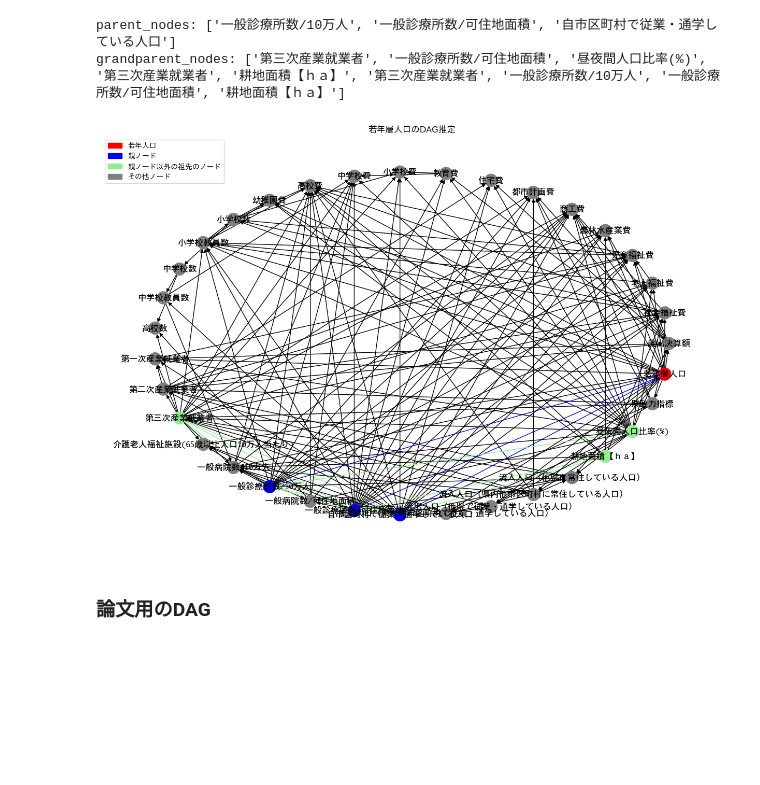
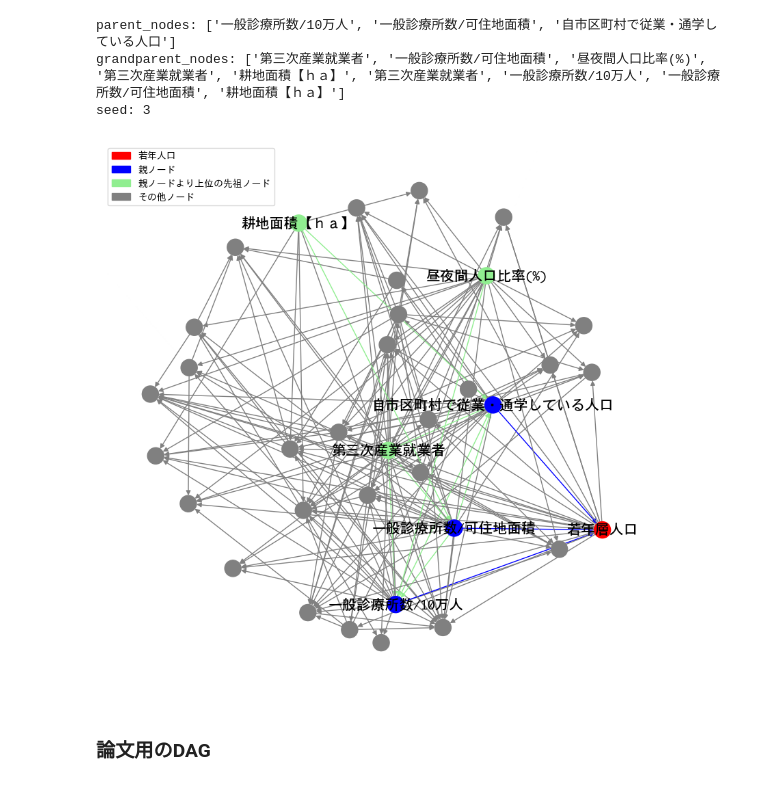
Before and after one commit to Itsuki966/structure_analysis, a Jupyter notebook: notears.ipynb, the cells around one changed output. Drawn from its saved outputs; the diff is of its cells as text; code cells hidden in the pictures; blank space fills up the shorter version.

```diff
--- a/notears.ipynb
+++ b/notears.ipynb
@@ -38,16 +39,25 @@ def make_color_list(dag, target_node):
 
     node_color = []
     edge_color = []
+    labels = {}
 
     for node in dag.nodes:
         if node == target_node:
             node_color.append("red")
+            labels[node] = node
+
         elif node in parent_nodes:
             node_color.append("blue")
+            labels[node] = node
+
         elif node in grandparent_nodes:
             node_color.append("lightgreen")
+            labels[node] = node
+
         else:
             node_color.append("gray")
+            labels[node] = ""
+
 
     # for node in dag.nodes:
     #     if node == target_node:
@@ -63,22 +73,25 @@ def make_color_list(dag, target_node):
         elif edge in incoming_edges_grandparent:
             edge_color.append("lightgreen")
         else:
-            edge_color.append("black")
+            edge_color.append("gray")
 
-    return node_color, edge_color
+    return node_color, edge_color, labels
 
 
-def plot_struct(dag, node_color, edge_color, title, figsize=(15, 15)):
-    pos = nx.circular_layout(dag)
+def plot_struct(dag, node_color, edge_color, labels, figsize=(15, 15)):
+    seed = random.randint(0, 100)
+    pos = nx.spring_layout(dag, k=0.5, seed=seed)
     red_patch = mpatches.Patch(color="red", label="若年人口")
     blue_patch = mpatches.Patch(color="blue", label="親ノード")
-    green_patch = mpatches.Patch(color="lightgreen", label="親ノード以外の祖先のノード")
+    green_patch = mpatches.Patch(color="lightgreen", label="親ノードより上位の先祖ノード")
     gray_patch = mpatches.Patch(color="gray", label="その他ノード")
+    print(f"seed: {seed}")
 
     plt.figure(figsize=figsize)
-    nx.draw(dag, pos=pos, with_labels=True, node_color=node_color, edge_color=edge_color,font_family="Osaka")
+    nx.draw(dag, pos=pos, with_labels=False, node_color=node_color, edge_color=edge_color,font_family="Osaka")
+    nx.draw_networkx_labels(dag, pos=pos, labels=labels, font_size=15, font_color="black", font_family="Osaka")
     # nx.draw_networkx_labels(dag, pos=pos, labels=labels, font_family="Osaka")
-    plt.title(title)
+    # plt.title(title)
     plt.legend(handles=[red_patch, blue_patch, green_patch, gray_patch], loc="upper left")
     plt.show()
 # %%
@@ -106,12 +119,13 @@ all_df.reset_index(drop=True, inplace=True)
 # %%
 sl = structure_learning(all_df, threshold=0.2, max_iter=1000)
 # %%
-node_color, edge_color = make_color_list(sl, target_node="若年層人口")
-plot_struct(sl, node_color, edge_color, title="若年層人口のDAG推定",figsize=(12, 8))
+node_color, edge_color, labels = make_color_list(sl, target_node="若年層人口")
+plot_struct(sl, node_color, edge_color, labels ,figsize=(8,8))
 # %% [output]
 parent_nodes: ['一般診療所数/10万人', '一般診療所数/可住地面積', '自市区町村で従業・通学している人口']
 grandparent_nodes: ['第三次産業就業者', '一般診療所数/可住地面積', '昼夜間人口比率(%)', '第三次産業就業者', '耕地面積【ｈａ】', '第三次産業就業者', '一般診療所数/10万人', '一般診療所数/可住地面積', '耕地面積【ｈａ】']
+seed: 3
-[figure, old version]
+[figure, new version]
 # %% [markdown]
 ### 論文用のDAG
 # %%
```
Also changed, not shown: parts of 3 cells of this notebook.
